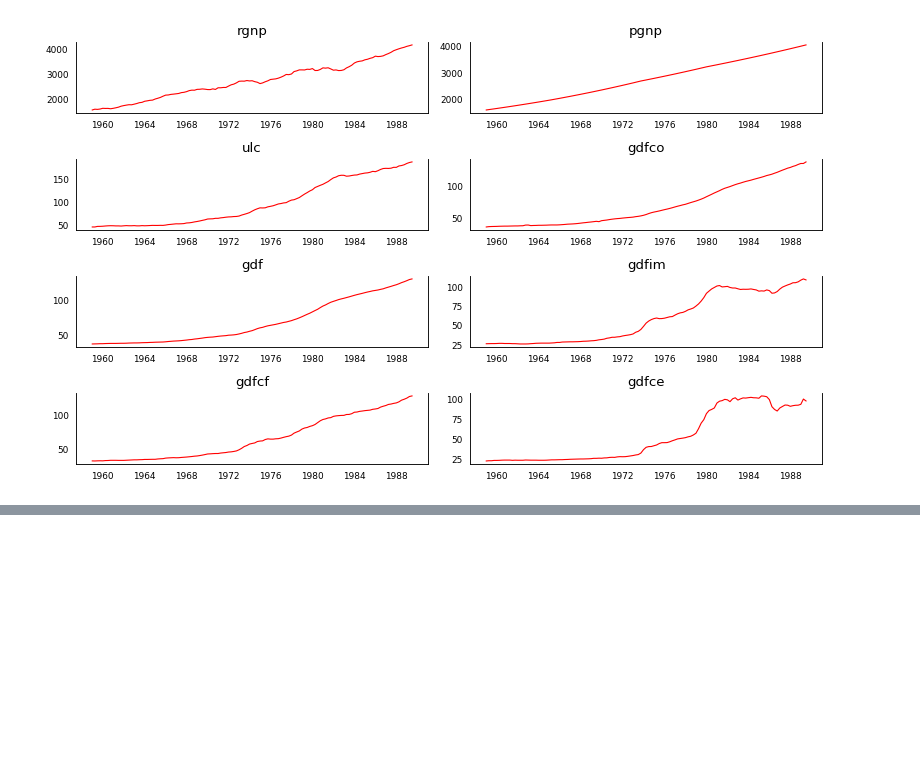
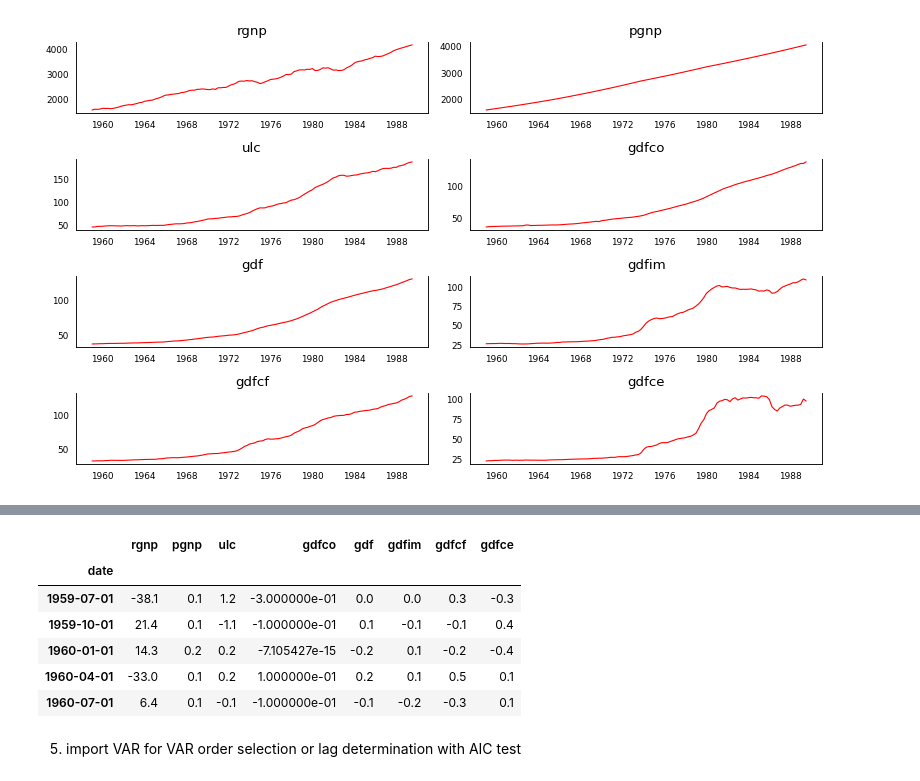
Before and after one commit to ydatta/datafile, a Jupyter notebook: 22_05_18_P_session_17_VAR_4.ipynb, the cells around one changed output, grey strips where cells are left out. Saved outputs shown, nothing was run; the diff lists cells and outputs as text; code cells hidden in the pictures; blank space fills up the shorter version.

```diff
--- a/22_05_18_P_session_17_VAR_4.ipynb
+++ b/22_05_18_P_session_17_VAR_4.ipynb
@@ -97,0 +144,2 @@ plt.tight_layout()
+# %%
+train_dt.diff2=(train_dt.diff().diff().dropna())
@@ -97,0 +156,12 @@ plt.tight_layout()
+# %%
+train_dt.diff2.head()
+# %% [output]
+|  | rgnp | pgnp | ulc | gdfco | gdf | gdfim | gdfcf | gdfce |
+| date |  |  |  |  |  |  |  |  |
+| 1959-07-01 | -38.1 | 0.1 | 1.2 | -3.000000e-01 | 0.0 | 0.0 | 0.3 | -0.3 |
+| 1959-10-01 | 21.4 | 0.1 | -1.1 | -1.000000e-01 | 0.1 | -0.1 | -0.1 | 0.4 |
+| 1960-01-01 | 14.3 | 0.2 | 0.2 | -7.105427e-15 | -0.2 | 0.1 | -0.2 | -0.4 |
+| 1960-04-01 | -33.0 | 0.1 | 0.2 | 1.000000e-01 | 0.2 | 0.1 | 0.5 | 0.1 |
+| 1960-07-01 | 6.4 | 0.1 | -0.1 | -1.000000e-01 | -0.1 | -0.2 | -0.3 | 0.1 |
+# %% [markdown]
+5. import VAR for VAR order selection or lag determination with AIC test
```
Also changed, not shown: parts of 23 cells of this notebook.
